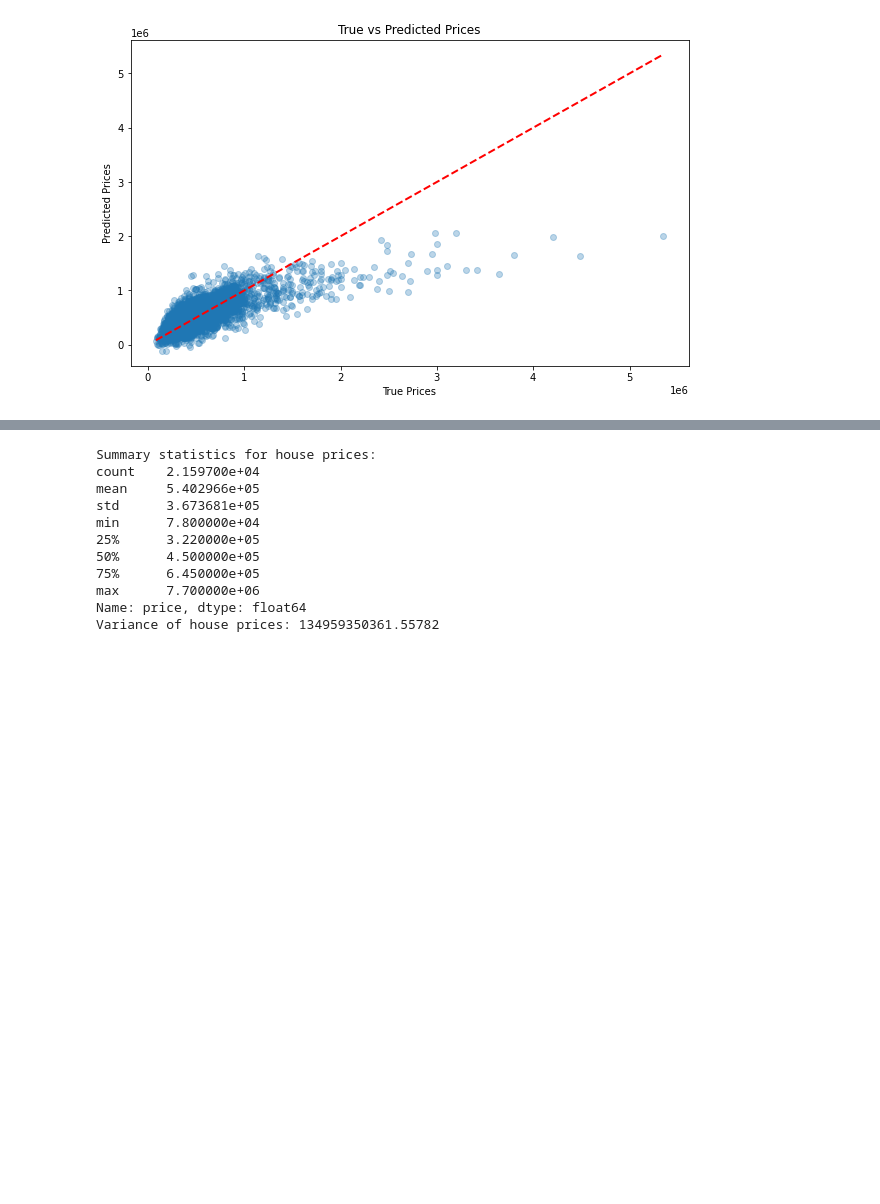
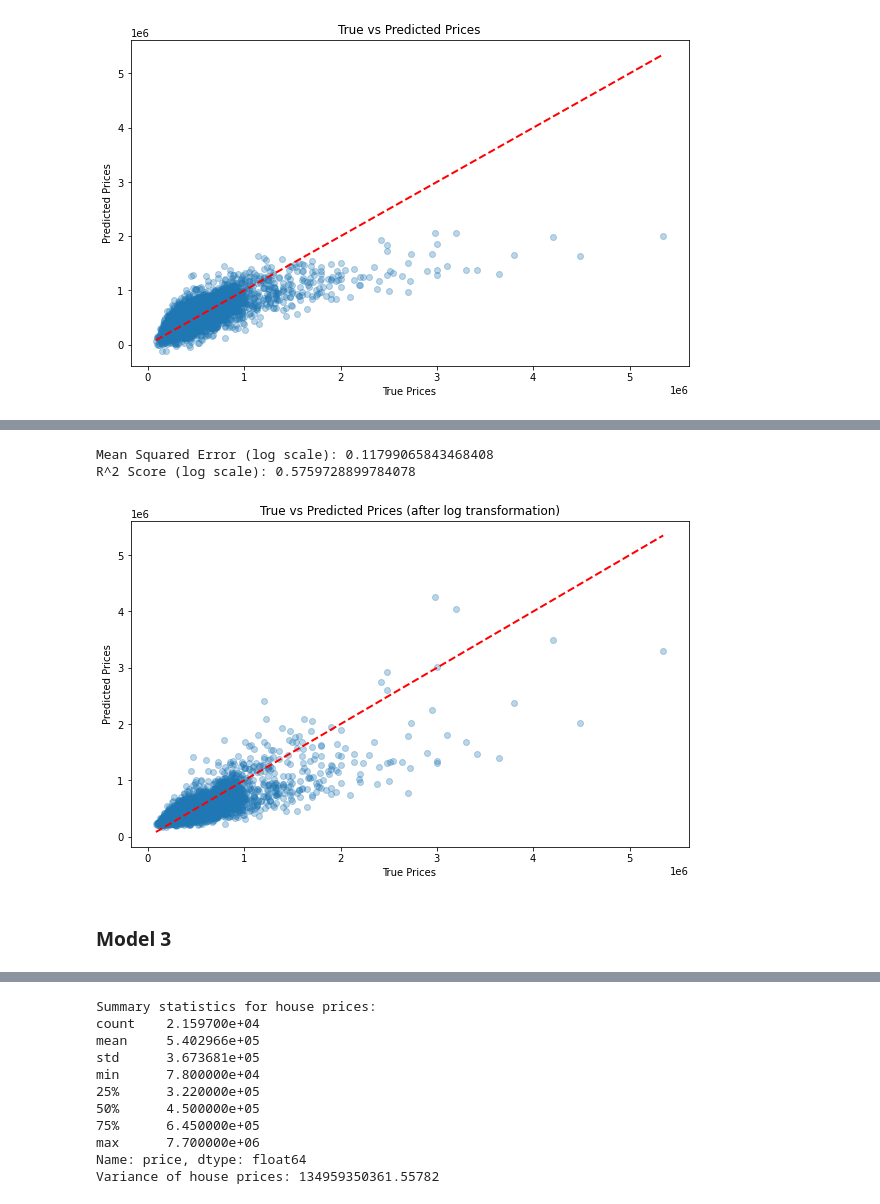
Before and after one commit to bourzat/group-2-phase-2-project, a Jupyter notebook: index.ipynb, the cells around one changed output, grey strips where cells are left out. Cells and saved outputs as stored; diff of their text form; code cells hidden in the pictures; blank space fills up the shorter version.

```diff
--- a/index.ipynb
+++ b/index.ipynb
@@ -570,0 +573,20 @@ plt.show()
+# %%
+# Model 2
+# Log transform the price variable
+rel_df['price_log'] = np.log(rel_df['price'])
+
+# Define independent and dependent variables
+x = rel_df[rel_columns[1:]]  # independent variables
+y = rel_df['price_log']  # log-transformed dependent variable
+
+# Split the data into training and test sets (80% training, 20% testing)
+x_train, x_test, y_train, y_test = train_test_split(x, y, test_size=0.2, random_state=40)
+
+# Scale the independent variables
+scaler = StandardScaler()
+x_train_scaled = scaler.fit_transform(x_train)
+x_test_scaled = scaler.transform(x_test)  # Use the same scaler as for training data
+
+# Verify the split
+print(f"Training data shape: {x_train_scaled.shape}, {y_train.shape}")
+print(f"Test data shape: {x_test_scaled.shape}, {y_test.shape}")
@@ -570,0 +601,32 @@ plt.show()
+# %%
+# Create and train the linear regression model
+model = LinearRegression()
+model.fit(x_train_scaled, y_train)
+
+# Make predictions on the test set
+y_pred_log = model.predict(x_test_scaled)
+
+# Convert predictions back to original scale
+y_pred = np.exp(y_pred_log)
+
+# Evaluate the model
+mse = mean_squared_error(y_test, y_pred_log)
+r2 = r2_score(y_test, y_pred_log)
+
+print(f"Mean Squared Error (log scale): {mse}")
+print(f"R^2 Score (log scale): {r2}")
+
+# Plotting the true vs predicted prices to see how strong our model is
+plt.figure(figsize=(10, 6))
+plt.scatter(np.exp(y_test), np.exp(y_pred_log), alpha=0.3)
+plt.plot([np.exp(y_test).min(), np.exp(y_test).max()], [np.exp(y_test).min(), np.exp(y_test).max()], color='red', linestyle='--', linewidth=2)
+plt.xlabel('True Prices')
+plt.ylabel('Predicted Prices')
+plt.title('True vs Predicted Prices (after log transformation)')
+plt.show()
+# %% [output]
+Mean Squared Error (log scale): 0.11799065843468408
+R^2 Score (log scale): 0.5759728899784078
+[figure, added]
+# %% [markdown]
+### **Model 3**
```
Also changed, not shown: parts of 10 cells of this notebook.
